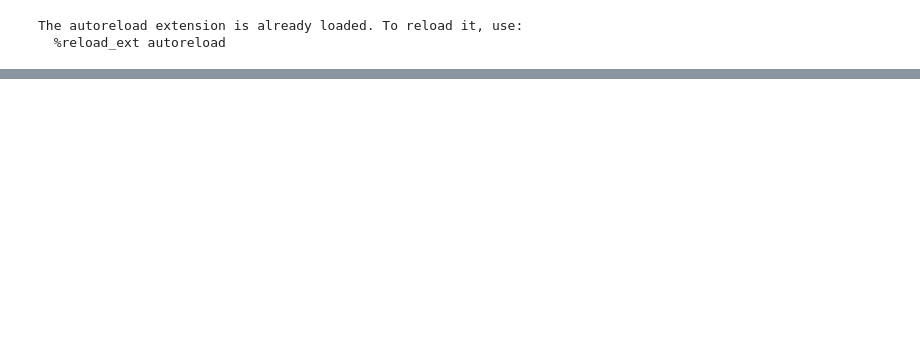
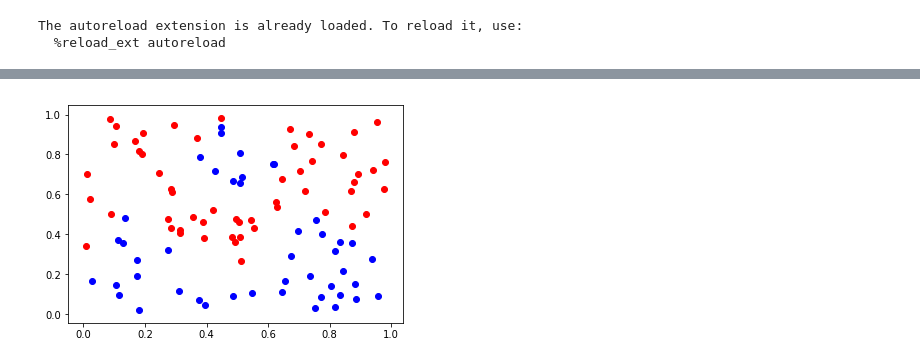
Before and after one commit to akshayuppal3/CS-559_NR, a Jupyter notebook: asn -7/svm.ipynb, the cells around one changed output, grey strips where cells are left out. Drawn from its saved outputs; the diff is of its cells as text; code cells hidden in the pictures; blank space fills up the shorter version.

```diff
--- a/asn -7/svm.ipynb
+++ b/asn -7/svm.ipynb
@@ -147,4 +107,9 @@ K = k[0]
 # %%
-for i in range(len(D)):
-    temp += - alpha[i] * D[i] * linear_kernel(np.array(X[i]),np.array(X[K]))
-theta = D[K] - temp
+gx = list()
+for j in range(len(D)):
+    temp = 0
+    for i in range(len(D)):
+        temp += alpha[i] * D[i] * polynomial_kernel(np.array(X[i]),X[j],2)
+    g_x = temp + theta
+    gx.append(temp)
+gx
@@ -150,0 +134,12 @@ theta = D[K] - temp
+# %%
+def get_theta(alpha,X,D,K,kernel='poly',param=2):
+    temp = 0
+    for i in range(len(D)):
+        if kernel is 'poly':
+             temp += - alpha[i] * D[i] * polynomial_kernel(np.array(X[i]),np.array(X[K]),param) # param: degree for poly kernel
+        elif kernel is 'linear':
+            temp += - alpha[i] * D[i] * linear_kernel(np.array(X[i]),np.array(X[K]))
+        elif kernel is 'gaussian':
+            temp += - alpha[i] * D[i] * gaussian_kernel(np.array(X[i]),np.array(X[K]),param) #parma: sigma
+    theta = D[K] - temp
+    return theta
@@ -150,0 +158,8 @@ theta = D[K] - temp
+# %%
+X1 = get_random_points(0, 1, 100)
+X2 = get_random_points(0, 1, 100)
+X = [[ele1,ele2] for ele1,ele2 in zip(X1,X2)]
+D = get_desired_points(X)
+# %%
+alpha = get_alpha(X,D,'poly',3)
+K = get_support_vector(alpha)
@@ -150,0 +186,9 @@ theta = D[K] - temp
+# %%
+for (x, y), d in zip(X, D):
+    if d is 1:
+        plt.scatter(x, y, color='b', marker='o')
+    elif d is -1:
+        plt.scatter(x, y, color='r', marker='o')
+theta = get_theta(alpha,X, D, K)
+# %% [output]
+[figure, added]
```
Also changed, not shown: parts of 43 cells of this notebook, 1 other file.
